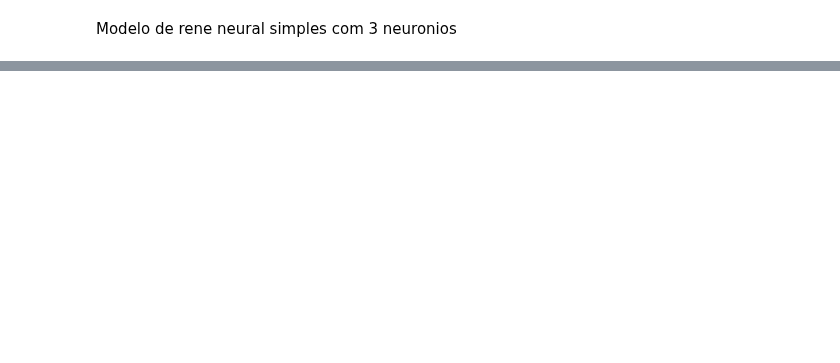
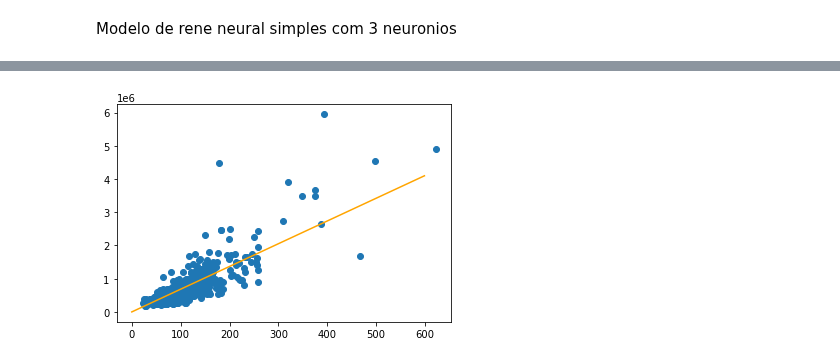
Before and after one commit to mathemaia/studies, a Jupyter notebook: Python/MachineLearning/LinearRegression/fromscratch.ipynb, the cells around one changed output, grey strips where cells are left out. Cells and saved outputs as stored; diff of their text form; code cells hidden in the pictures; blank space fills up the shorter version.

```diff
--- a/Python/MachineLearning/LinearRegression/fromscratch.ipynb
+++ b/Python/MachineLearning/LinearRegression/fromscratch.ipynb
@@ -118,0 +142,5 @@ nan
+# %%
+g = []
+
+for x in range(600):
+    g.append(x * w + b)
@@ -118,0 +156,6 @@ nan
+# %%
+plt.plot(g, color='orange')
+plt.scatter(X_train, y_train)
+plt.show()
+# %% [output]
+[figure, added]
```
Also changed, not shown: parts of 11 cells of this notebook.
